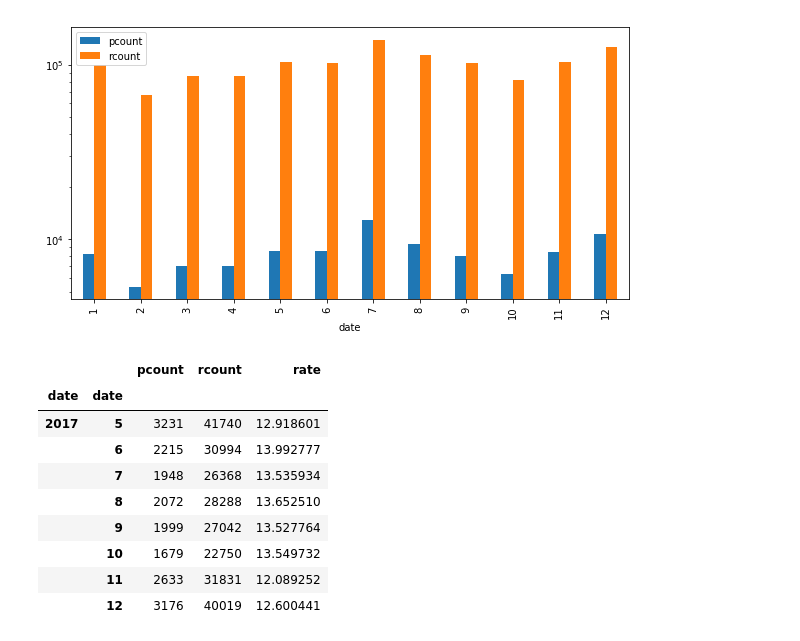
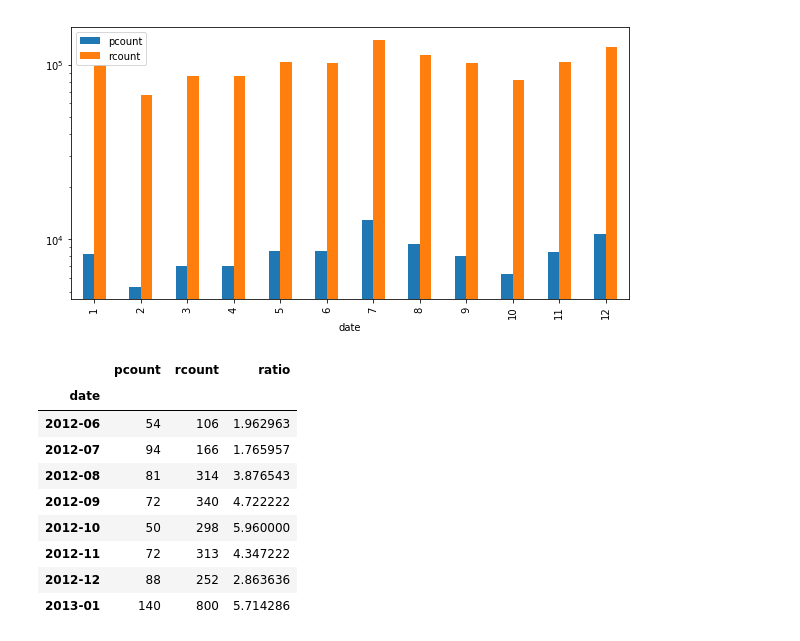
Before and after one commit to bigfang/jisilu, a Jupyter notebook: pdplt.ipynb, the cells around one changed output. Cells and saved outputs as stored; diff of their text form; code cells hidden in the pictures.

```diff
--- a/pdplt.ipynb
+++ b/pdplt.ipynb
@@ -17,7 +17,7 @@ import matplotlib.pyplot as plt
 pdf = pd.DataFrame(list(p.dicts()))
 rdf = pd.DataFrame(list(r.dicts()))
 # %%
-df = pd.merge(pdf, rdf, on='date').set_index('date')
-df.index = pd.to_datetime(df.index)
-df.tail(7)
+df = pd.merge(pdf, rdf, on='date')
+df.date = pd.to_datetime(df.date)
+df.tail(8)
 # %% [output]
@@ -37,18 +37,18 @@ dfm.plot.bar(figsize=(10, 5), logy=True)
 <matplotlib.axes._subplots.AxesSubplot at 0x...>
 [figure]
 # %%
-dfg = df.groupby([df.index.year, df.index.month]).sum()
-dfg['rate'] = dfg.rcount / dfg.pcount
+dfg = df.groupby(df.date.dt.to_period('M')).sum()
+dfg['ratio'] = dfg.rcount / dfg.pcount
 
-dfg.tail(8)
+dfg.head(8)
 # %% [output]
-|  |  | pcount | rcount | rate |
-| date | date |  |  |  |
-| 2017 | 5 | 3231 | 41740 | 12.918601 |
-|  | 6 | 2215 | 30994 | 13.992777 |
-|  | 7 | 1948 | 26368 | 13.535934 |
-|  | 8 | 2072 | 28288 | 13.652510 |
-|  | 9 | 1999 | 27042 | 13.527764 |
-|  | 10 | 1679 | 22750 | 13.549732 |
-|  | 11 | 2633 | 31831 | 12.089252 |
-|  | 12 | 3176 | 40019 | 12.600441 |
+|  | pcount | rcount | ratio |
+| date |  |  |  |
+| 2012-06 | 54 | 106 | 1.962963 |
+| 2012-07 | 94 | 166 | 1.765957 |
+| 2012-08 | 81 | 314 | 3.876543 |
+| 2012-09 | 72 | 340 | 4.722222 |
+| 2012-10 | 50 | 298 | 5.960000 |
+| 2012-11 | 72 | 313 | 4.347222 |
+| 2012-12 | 88 | 252 | 2.863636 |
+| 2013-01 | 140 | 800 | 5.714286 |
```
Also changed, not shown: parts of 6 cells of this notebook, 1 other file.
